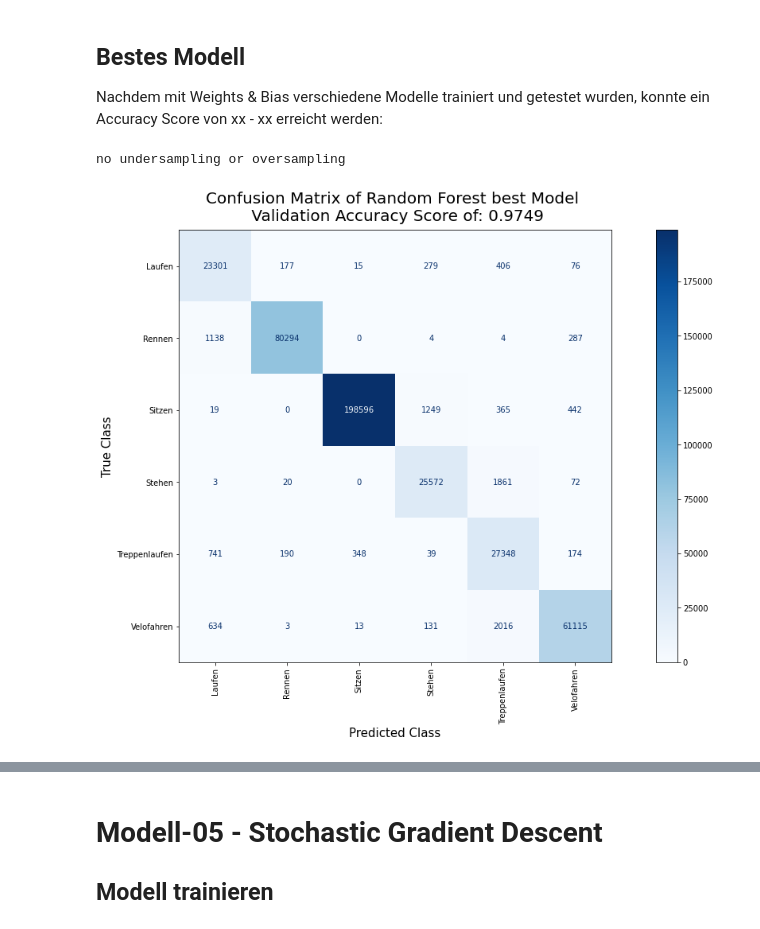
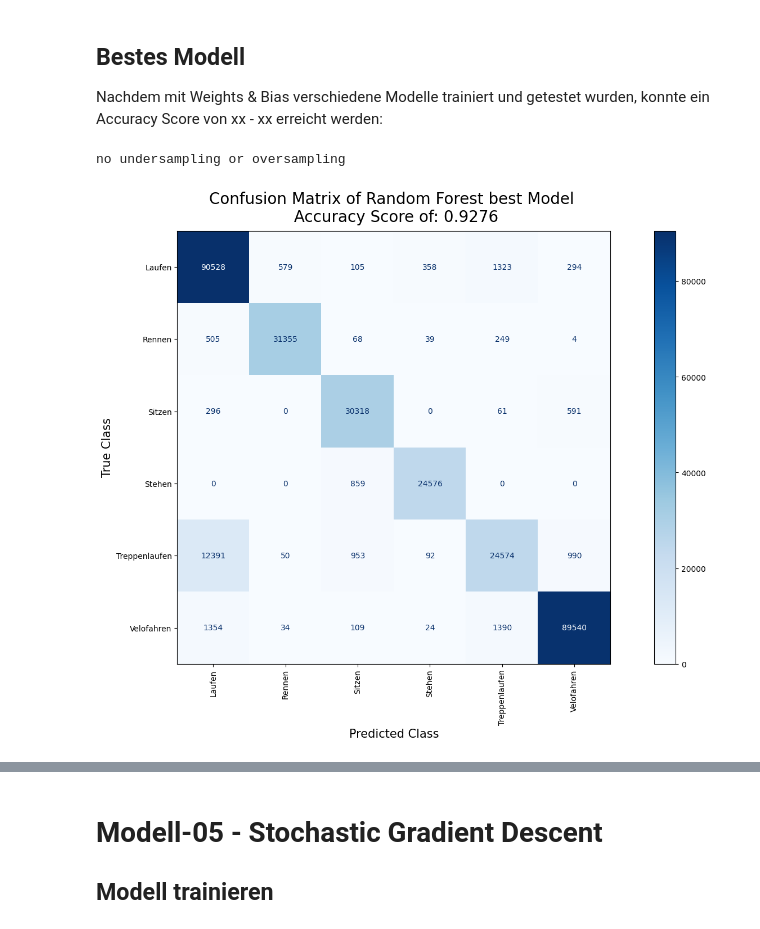
Before and after one commit to CDL1-Sensor/Sensor-Klassifikation-ohne-Deep-Learning, a Jupyter notebook: ML-Modelle.ipynb, the cells around one changed output, grey strips where cells are left out. Saved outputs shown, nothing was run; the diff lists cells and outputs as text; code cells hidden in the pictures.

```diff
--- a/ML-Modelle.ipynb
+++ b/ML-Modelle.ipynb
@@ -668,31 +855,31 @@ wandb.finish()
 Nachdem mit Weights & Bias verschiedene Modelle trainiert und getestet wurden, konnte ein Accuracy Score von xx - xx erreicht werden:
 # %%
 # train test split
-random_forest_X_train, random_forest_y_train, random_forest_X_val, random_forest_y_val = preprocess_data(data, test_size=0.2, random_state_split=8311, make_plot=False, undersample=False, oversample=False)
+random_forest_X_train, random_forest_y_train, random_forest_X_val, random_forest_y_val = preprocess_data(data, test_size=0.2, random_state_split=9718, make_plot=False, undersample=False, oversample=False)
 
 # create a logistic regression model for multiclass classification with sklearn
-random_forest = RandomForestClassifier(criterion="gini", max_depth=10, max_features="sqrt", min_samples_leaf=5, min_samples_split=10, n_estimators=6, bootstrap=False, random_state=4377, n_jobs=-1)
+random_forest = RandomForestClassifier(criterion="gini", max_depth=8, max_features="auto", min_samples_leaf=2, min_samples_split=4, n_estimators=9, bootstrap=False, random_state=9718, n_jobs=-1)
 
 # fit the logistic regression model
 random_forest.fit(X = random_forest_X_train, y = random_forest_y_train)
 
 # predict the classes for the val data
 random_forest_val_y_pred = random_forest.predict(X = random_forest_X_val)
 
 # calculate the accuracy of the logistic regression model with train data and val data
 random_forest_val_accuracy = accuracy_score(y_true = random_forest_y_val, y_pred = random_forest_val_y_pred)
 
 # create a confusion matrix display
 random_forest_confmatrix = confusion_matrix(y_true = random_forest_y_val, y_pred = random_forest_val_y_pred)
 
 # plot the confusion matrix of the logistic regression model
 fig, ax = plt.subplots(figsize = (20,10))
 disp = ConfusionMatrixDisplay(confusion_matrix=random_forest_confmatrix, display_labels=random_forest.classes_)
 disp.plot(ax = ax, cmap = "Blues", values_format = "d", xticks_rotation = 'vertical')
-plt.title("Confusion Matrix of Random Forest best Model \n Validation Accuracy Score of: " + str(round(random_forest_val_accuracy, 4)), fontsize = 20, y = 1.01)
+plt.title("Confusion Matrix of Random Forest best Model \n Accuracy Score of: " + str(round(random_forest_val_accuracy, 4)), fontsize = 20, y = 1.01)
 plt.xlabel("Predicted Class", fontsize = 15)
 plt.ylabel("True Class", fontsize = 15)
 plt.show()
 # %% [output]
 no undersampling or oversampling
-[figure, old version]
+[figure, new version]
```
Also changed, not shown: parts of 24 cells of this notebook, 1 other file.
